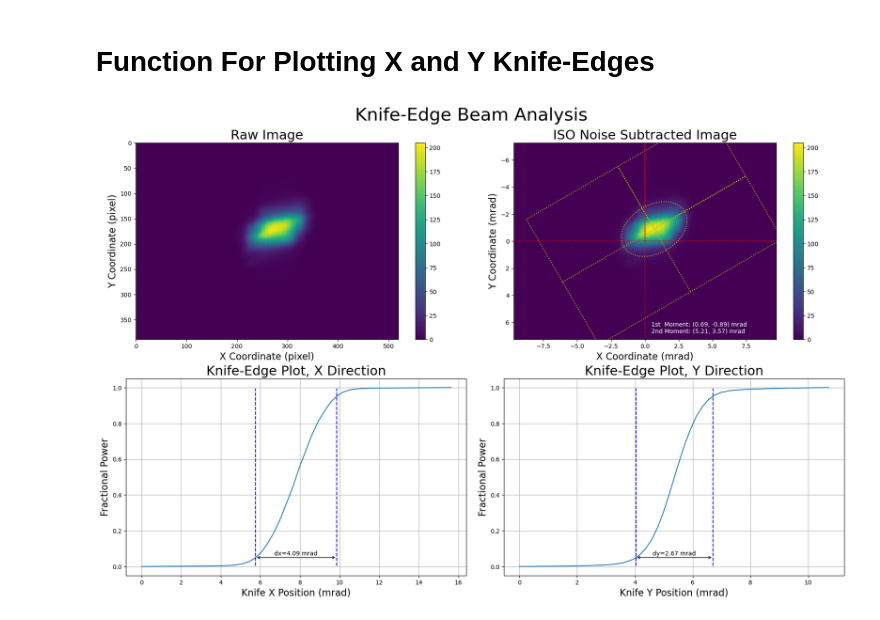
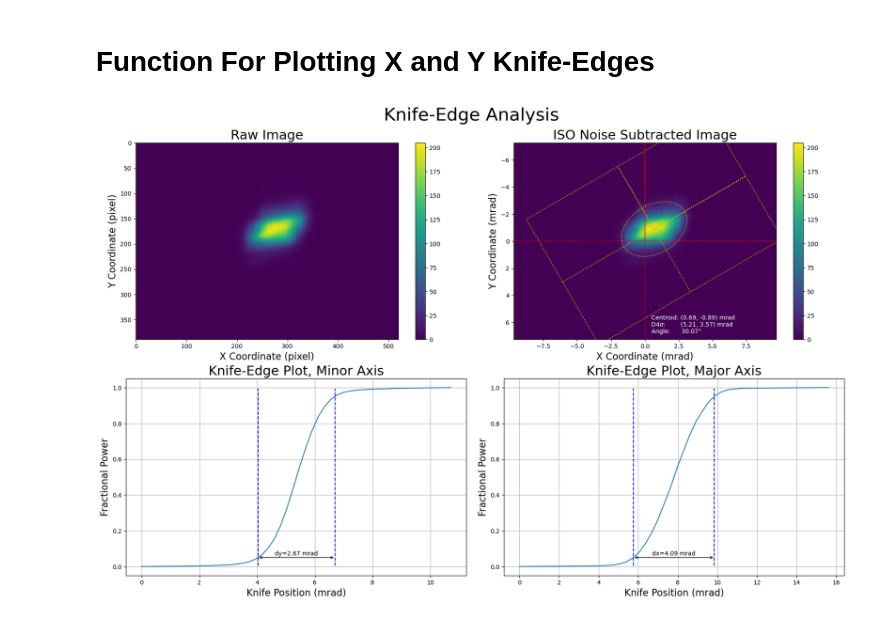
Before and after one commit to ryantro/laserbeamtools, a Jupyter notebook: docs/LBT-01-Rotated-Knife-Edges.ipynb, the cells around one changed output. Drawn from its saved outputs; the diff is of its cells as text; code cells hidden in the pictures.

```diff
--- a/docs/LBT-01-Rotated-Knife-Edges.ipynb
+++ b/docs/LBT-01-Rotated-Knife-Edges.ipynb
@@ -753,17 +753,11 @@ Beam widths:
 # %% [markdown]
 # Function For Plotting X and Y Knife-Edges
 # %%
-# Input image
-img = load_img('ff_100_1234.bmp')
-crop_frac = 0.4
-vv,hh = img.shape
-vd = int(vv * crop_frac)
-hd = int(hh * crop_frac)
-img = img[vd:(vv-vd), hd:(hh-hd)]
+
 
 # -------------------------------------------------------------------- #
 
-def plot_knife_edge_analysis(img, pixel_size=None, units='µm', points = 50, kep=[0.05, 0.95]):
+def plot_knife_edge_analysis(img, pixel_size=None, units='µm', points = 50, kep=[0.05, 0.95], title='Knife-Edge Analysis'):
     """
     TODO:
     - Add description
@@ -853,7 +847,7 @@ def plot_knife_edge_analysis(img, pixel_size=None, units='µm', points = 50, kep
     # Create subplots
     fig, axs = plt.subplots(2, 2, figsize=(18, 12))
 
-    fig.suptitle("Knife-Edge Beam Analysis", fontsize=30)
+    fig.suptitle(title, fontsize=30)
 
     # --------------------------------------------------------------------------------------------------- #
 
@@ -894,12 +888,23 @@ def plot_knife_edge_analysis(img, pixel_size=None, units='µm', points = 50, kep
     axs[0,1].set_xlabel("X Coordinate (%s)" % units, fontsize=16)
     axs[0,1].set_ylabel("Y Coordinate (%s)" % units, fontsize=16)
     # axs[0,1].annotate('', (0, 0), (x_s - h_s/2, y_s - v_s/2), arrowprops={'arrowstyle': '<->'})
-    m1 = '1st  Moment: (%.2f, %.2f) %s' % (x*scale - h_s/2, y*scale - v_s/2, units)
-    m2 = '2nd Moment: (%.2f, %.2f) %s' % (dx_s, dy_s, units)
-    axs[0,1].text(h_s/2*0.05, v_s/2*0.95, '\n'.join([m1,m2]), va='bottom', ha='left',c='white',fontsize=10)
+    m1 = 'Centroid: (%.2f, %.2f) %s' % (x*scale - h_s/2, y*scale - v_s/2, units)
+    m2 = 'D4\u03C3:        (%.2f, %.2f) %s' % (dx_s, dy_s, units)
+    m3 = 'Angle:      %.2f\N{DEGREE SIGN}' % (phi*180/np.pi)
+    axs[0,1].text(h_s/2*0.05, v_s/2*0.95, '\n'.join([m1,m2,m3]), va='bottom', ha='left',c='white',fontsize=10)
 
     # Knife edge plots
     # --------------------------------------------------------------------------------------------------- #
+
+    # Find major and minor axis
+    if dx < dy:
+        # x is minor axis
+        ax1 = (1,0)
+        ax2 = (1,1)
+    else:
+        # x is major axis
+        ax1 = (1,1)
+        ax2 = (1,0)
 
     # Convert x axis to pixels
     x_scan_x_axis_p = x_scan_x_axis * dx * 3
@@ -907,53 +912,59 @@ def plot_knife_edge_analysis(img, pixel_size=None, units='µm', points = 50, kep
     # Interpolate values
     bws = np.interp([kep[0], kep[1]], x_scan_y_axis, x_scan_x_axis_p)
 
-    axs[1,0].set_title("Knife-Edge Plot, X Direction", fontsize=22)
-    axs[1,0].set_xlabel("Knife X Position (%s)" % units, fontsize=16)
-    axs[1,0].set_ylabel("Fractional Power", fontsize = 16)
-    axs[1,0].plot(x_scan_x_axis_p * scale, x_scan_y_axis)
-    axs[1,0].grid('on')
+    axs[1,0].set_title("Knife-Edge Plot, Minor Axis", fontsize=22)
+    axs[ax1].set_xlabel("Knife Position (%s)" % units, fontsize=16)
+    axs[ax1].set_ylabel("Fractional Power", fontsize = 16)
+    axs[ax1].plot(x_scan_x_axis_p * scale, x_scan_y_axis)
+    axs[ax1].grid('on')
 
     # Plot lines
-    axs[1,0].axvline(x=bws[0] * scale, ymin=0.05, ymax=0.95, color='b', label='{:.0f}% Point'.format(kep[0]*100), ls='--')
-    axs[1,0].axvline(x=bws[1] * scale, ymin=0.05, ymax=0.95, color='b', label='{:.0f}% Point'.format(kep[1]*100), ls='--')
+    axs[ax1].axvline(x=bws[0] * scale, ymin=0.05, ymax=0.95, color='b', label='{:.0f}% Point'.format(kep[0]*100), ls='--')
+    axs[ax1].axvline(x=bws[1] * scale, ymin=0.05, ymax=0.95, color='b', label='{:.0f}% Point'.format(kep[1]*100), ls='--')
 
     # Show distance on plot
-    axs[1,0].annotate('', (bws[0] * scale, kep[0]), (bws[1] * scale, kep[0]), arrowprops={'arrowstyle': '<->'})
-    axs[1,0].text(np.average(bws) * scale, 1.1 * kep[0], 'dx=%.2f %s' % ((bws[1]-bws[0]) * scale, units), va='bottom', ha='center')
+    axs[ax1].annotate('', (bws[0] * scale, kep[0]), (bws[1] * scale, kep[0]), arrowprops={'arrowstyle': '<->'})
+    axs[ax1].text(np.average(bws) * scale, 1.1 * kep[0], 'dx=%.2f %s' % ((bws[1]-bws[0]) * scale, units), va='bottom', ha='center')
 
     # Knife edge plots
     # --------------------------------------------------------------------------------------------------- #
 
     # Convert x axis to pixels
     y_scan_x_axis_p = y_scan_x_axis * dy * 3
 
     # Interpolate values
     bws = np.interp([kep[0], kep[1]], y_scan_y_axis, y_scan_x_axis_p)
 
-    axs[1,1].set_title("Knife-Edge Plot, Y Direction", fontsize=22)
-    axs[1,1].set_xlabel("Knife Y Position (%s)" % units, fontsize=16)
-    axs[1,1].set_ylabel("Fractional Power", fontsize = 16)
-    axs[1,1].plot(y_scan_x_axis_p * scale, y_scan_y_axis)
-    axs[1,1].grid('on')
+    axs[1,1].set_title("Knife-Edge Plot, Major Axis", fontsize=22)
+    axs[ax2].set_xlabel("Knife Position (%s)" % units, fontsize=16)
+    axs[ax2].set_ylabel("Fractional Power", fontsize = 16)
+    axs[ax2].plot(y_scan_x_axis_p * scale, y_scan_y_axis)
+    axs[ax2].grid('on')
 
     # Plot lines
-    axs[1,1].axvline(x=bws[0] * scale, ymin=0.05, ymax=0.95, color='b', label='{:.0f}% Point'.format(kep[0]*100), ls='--')
-    axs[1,1].axvline(x=bws[1] * scale, ymin=0.05, ymax=0.95, color='b', label='{:.0f}% Point'.format(kep[1]*100), ls='--')
+    axs[ax2].axvline(x=bws[0] * scale, ymin=0.05, ymax=0.95, color='b', label='{:.0f}% Point'.format(kep[0]*100), ls='--')
+    axs[ax2].axvline(x=bws[1] * scale, ymin=0.05, ymax=0.95, color='b', label='{:.0f}% Point'.format(kep[1]*100), ls='--')
 
     # Show distance on plot
-    axs[1,1].annotate('', (bws[0] * scale, kep[0]), (bws[1] * scale, kep[0]), arrowprops={'arrowstyle': '<->'})
-    axs[1,1].text(np.average(bws) * scale, 1.1 * kep[0], 'dy=%.2f %s' % ((bws[1]-bws[0]) * scale, units), va='bottom', ha='center')
+    axs[ax2].annotate('', (bws[0] * scale, kep[0]), (bws[1] * scale, kep[0]), arrowprops={'arrowstyle': '<->'})
+    axs[ax2].text(np.average(bws) * scale, 1.1 * kep[0], 'dy=%.2f %s' % ((bws[1]-bws[0]) * scale, units), va='bottom', ha='center')
 
     fig.tight_layout(pad=2)
 
     plt.show()
 
     return
 
-psize = 2.2/59
+# Input image
+img = load_img('ff_100_1234.bmp')
+crop_frac = 0.4
+vv,hh = img.shape
+vd = int(vv * crop_frac)
+hd = int(hh * crop_frac)
+img = img[vd:(vv-vd), hd:(hh-hd)]
 
-plot_knife_edge_analysis(img, pixel_size=psize, units='mrad')
+plot_knife_edge_analysis(img, pixel_size= 2.2/59, units='mrad')
 # %% [output]
-[figure, old version]
+[figure, new version]
 # %%
 img = load_img('nf_100_1234.bmp')
```
Also changed, not shown: parts of 5 cells of this notebook, 21 other files.
